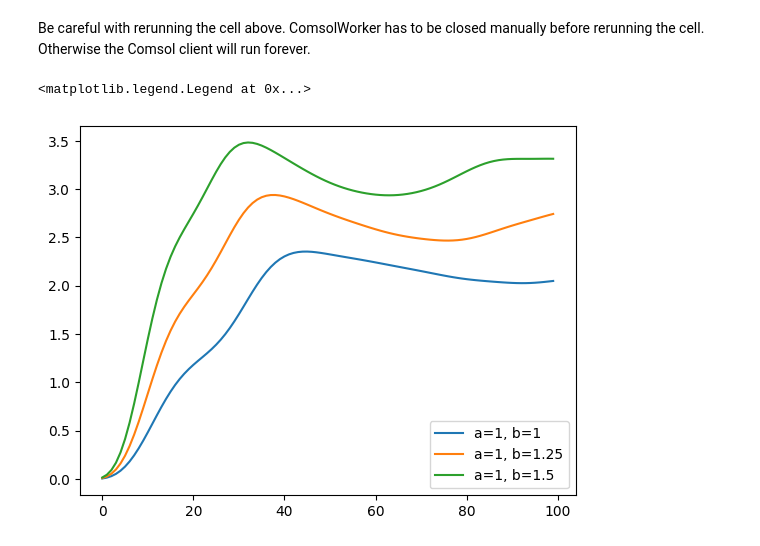
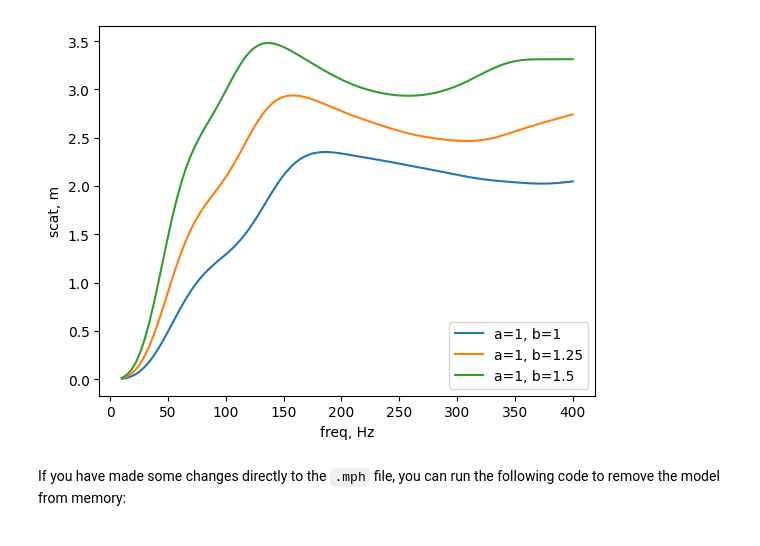
Before and after one commit to djiboshin/pckit, a Jupyter notebook: examples/comsol/acoustics.ipynb, the cells around one changed output. Saved outputs shown, nothing was run; the diff lists cells and outputs as text; code cells hidden in the pictures.

```diff
--- a/examples/comsol/acoustics.ipynb
+++ b/examples/comsol/acoustics.ipynb
@@ -17,31 +19,43 @@ class MyModel(ComsolModel):
         self.parameter(name='a', value=task.a)
 
     def results(self, task: Task) -> np.ndarray:
-        # evaluate the Global Evaluation in Comsol model
-        evaluation = self / 'evaluations' / 'Global Evaluation 1'
-        dataset = (self / 'datasets').children()[0]
-        evaluation.property('data', dataset)
-        java = evaluation.java
-        real, imag = java.computeResult()
-        result = np.array(real)
-        return result[:, 0]
+        # +0.1i[m] is for fix bug (tested only with COMSOL 5.5)
+        # the error occurs only with real-valued arrays
+        return np.real(self.evaluate(['freq + 0.1i', 'scat + 0.1i[m]'], unit=['Hz', 'm']))
-# %%
-# Create model, worker and solver instances
-comsol_model = MyModel()
-comsol_worker = ComsolWorker(model=comsol_model, filepath='acoustics_scattering.mph')
-solver = pckit.SimpleSolver(comsol_worker)
-# %% [markdown]
-Be careful with rerunning the cell above.
-ComsolWorker has to be closed manually before rerunning the cell.
-Otherwise the Comsol client will run forever.
+# %%
+# Create model, worker and solver instances
+
+# mph options
+mph_options = {
+    'classkit': True,  # whether to use the “class kit” license
+    'caching': True,  # If `True`, the model will be opened only once(!). Otherwise it will have to be removed from memory manually
+    }
+# kwargs to pass to the mph.start function
+client_kwargs = {
+    'cores': 2,  # you can use os.cpu_count()
+    'version': '5.5',  # COMSOL version
+    }
+
+comsol_model = MyModel()
+comsol_worker = ComsolWorker(
+    model=comsol_model,
+    filepath='acoustics_scattering.mph',
+    client_kwargs=client_kwargs,
+    mph_options=mph_options
+    )
 # %%
 tasks = [Task(a=1, b=1), Task(a=1, b=1.25), Task(a=1, b=1.5)]
-results = solver.solve(tasks=tasks)
+with pckit.get_solver(worker=comsol_worker) as solver:
+    results = solver.solve(tasks=tasks)
 # %%
 for result, task in zip(results, tasks):
-    plt.plot(result, label=f'a={task.a}, b={task.b}')
+    plt.plot(result[:, 0], result[:, 1], label=f'a={task.a}, b={task.b}')
 
 plt.legend()
+plt.ylabel('scat, m')
+plt.xlabel('freq, Hz')
+plt.show()
 # %% [output]
-<matplotlib.legend.Legend at 0x...>
-[figure, old version]
+[figure, new version]
+# %% [markdown]
+If you have made some changes directly to the `.mph` file, you can run the following code to remove the model from memory:
```
Also changed, not shown: parts of 2 cells of this notebook.
